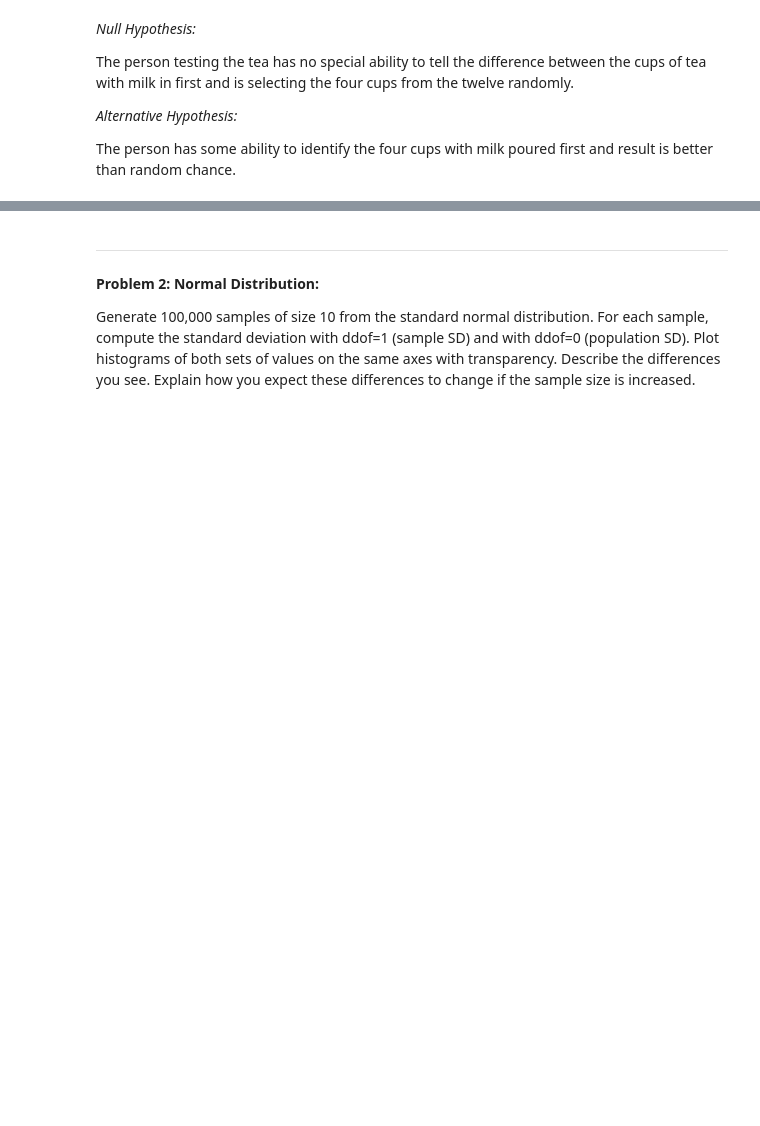
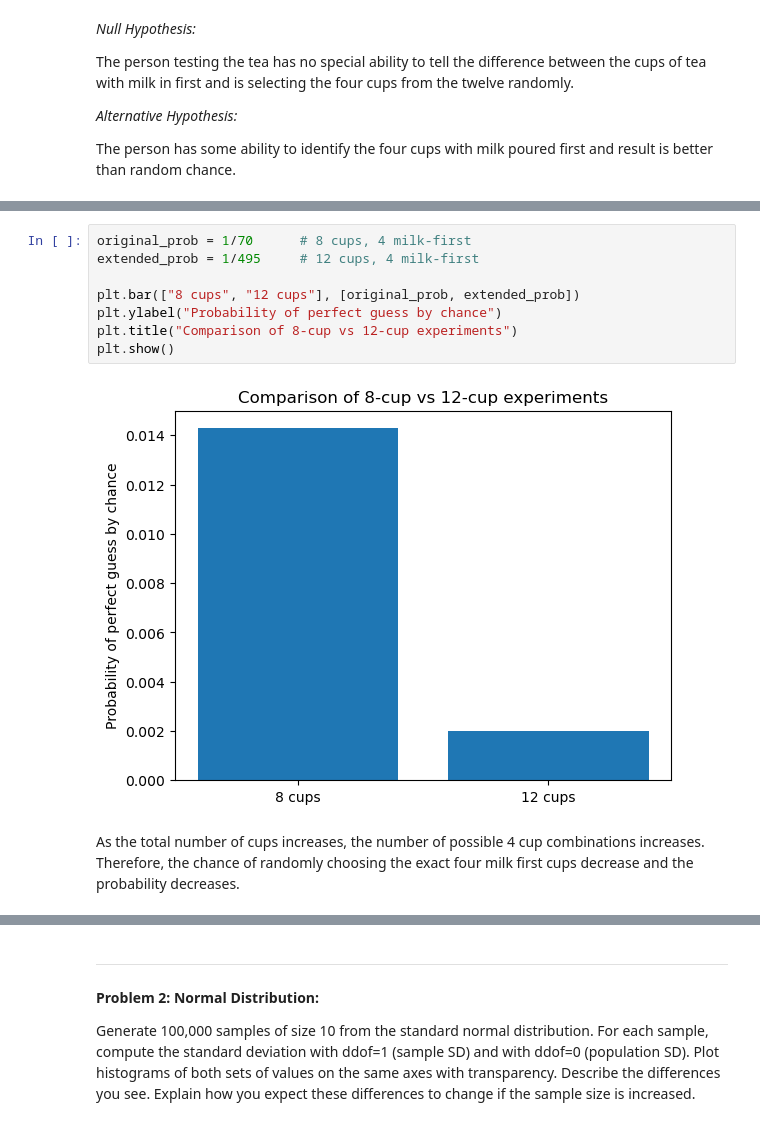
Before and after one commit to lryan30/applied_statistics, a Jupyter notebook: problems.ipynb, the cells around one changed output, grey strips where cells are left out. Cells and saved outputs as stored; diff of their text form; blank space fills up the shorter version.

```diff
--- a/problems.ipynb
+++ b/problems.ipynb
@@ -70,0 +102,12 @@ Probability (8 cups): 0.01473
+# %%
+original_prob = 1/70      # 8 cups, 4 milk-first
+extended_prob = 1/495     # 12 cups, 4 milk-first
+
+plt.bar(["8 cups", "12 cups"], [original_prob, extended_prob])
+plt.ylabel("Probability of perfect guess by chance")
+plt.title("Comparison of 8-cup vs 12-cup experiments")
+plt.show()
+# %% [output]
+[figure, added]
+# %% [markdown]
+As the total number of cups increases, the number of possible 4 cup combinations increases. Therefore, the chance of randomly choosing the exact four milk first cups decrease and the probability decreases.
```
Also changed, not shown: parts of 20 cells of this notebook.
